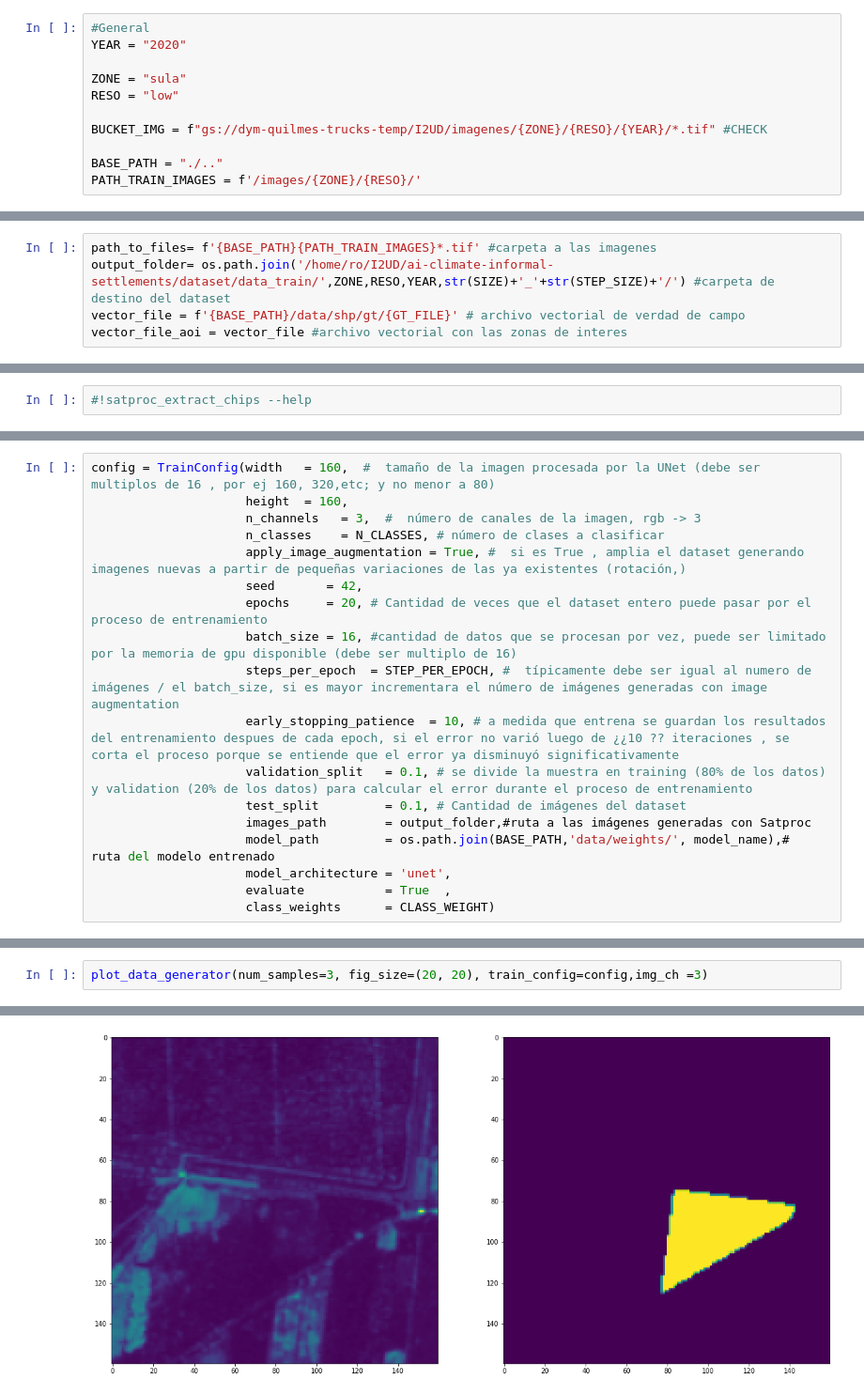
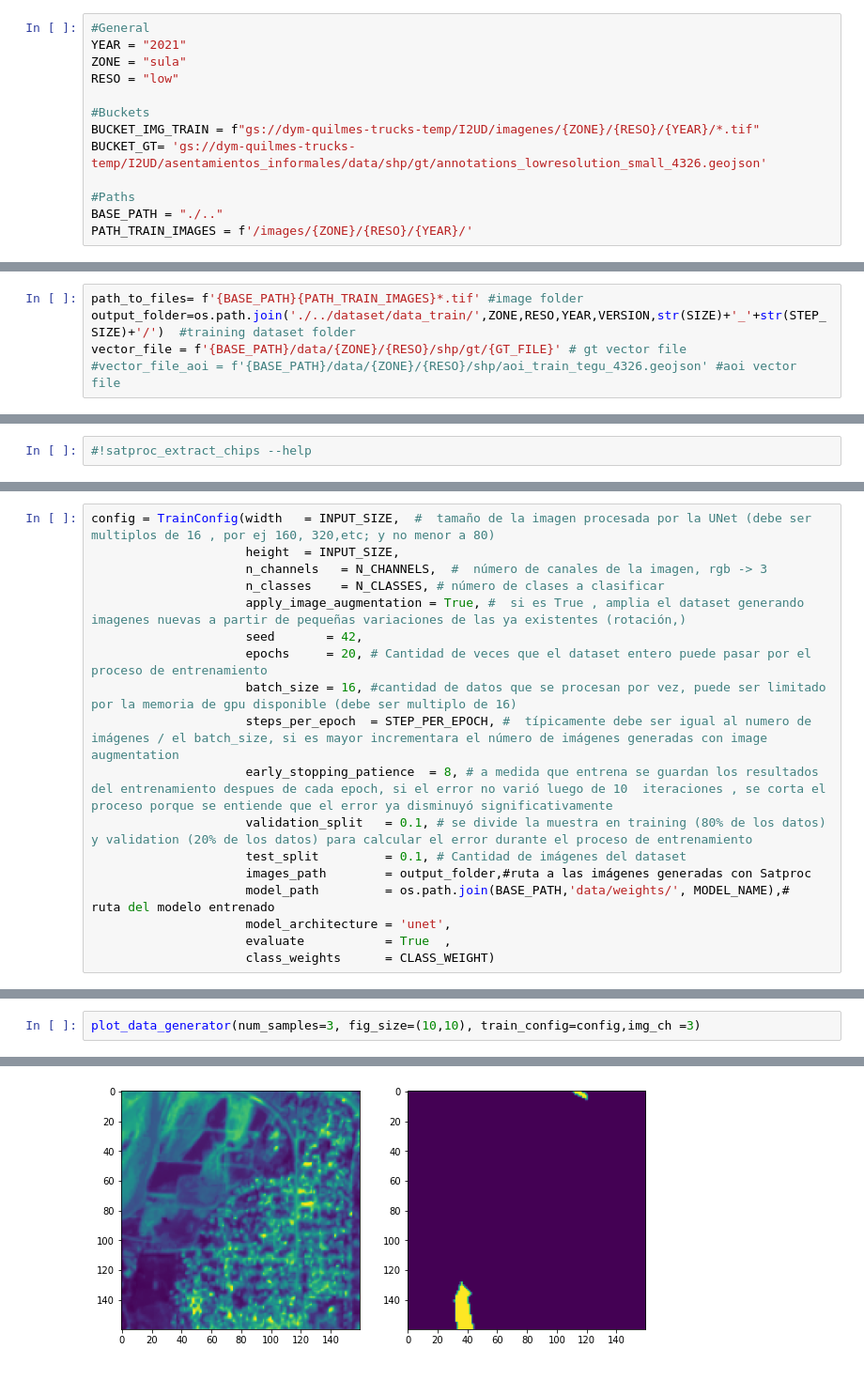
Before and after one commit to dymaxionlabs/ai-climate-informal-settlements, a Jupyter notebook: notebooks/1_Entrenamiento .ipynb, the cells around one changed output, grey strips where cells are left out. Shown at 94% size. Cells and saved outputs as stored; diff of their text form.

```diff
--- a/notebooks/1_Entrenamiento .ipynb
+++ b/notebooks/1_Entrenamiento .ipynb
@@ -13,14 +16,16 @@ import os
 # %%
 #General
-YEAR = "2020"
-
+YEAR = "2021"
 ZONE = "sula"
 RESO = "low"
 
-BUCKET_IMG = f"gs://dym-quilmes-trucks-temp/I2UD/imagenes/{ZONE}/{RESO}/{YEAR}/*.tif" #CHECK
+#Buckets
+BUCKET_IMG_TRAIN = f"gs://dym-quilmes-trucks-temp/I2UD/imagenes/{ZONE}/{RESO}/{YEAR}/*.tif"
+BUCKET_GT= 'gs://dym-quilmes-trucks-temp/I2UD/asentamientos_informales/data/shp/gt/annotations_lowresolution_small_4326.geojson'
 
+#Paths
 BASE_PATH = "./.."
-PATH_TRAIN_IMAGES = f'/images/{ZONE}/{RESO}/'
+PATH_TRAIN_IMAGES = f'/images/{ZONE}/{RESO}/{YEAR}/'
 # %%
 if ZONE == "sula":
 
@@ -87,5 +117,5 @@ Con la herramienta **satproc_extract_chips** se generan, a partir de las imágen
 # %%
-path_to_files= f'{BASE_PATH}{PATH_TRAIN_IMAGES}*.tif' #carpeta a las imagenes
-output_folder= os.path.join('/home/ro/I2UD/ai-climate-informal-settlements/dataset/data_train/',ZONE,RESO,YEAR,str(SIZE)+'_'+str(STEP_SIZE)+'/') #carpeta de destino del dataset
-vector_file = f'{BASE_PATH}/data/shp/gt/{GT_FILE}' # archivo vectorial de verdad de campo
-vector_file_aoi = vector_file #archivo vectorial con las zonas de interes
+path_to_files= f'{BASE_PATH}{PATH_TRAIN_IMAGES}*.tif' #image folder
+output_folder=os.path.join('./../dataset/data_train/',ZONE,RESO,YEAR,VERSION,str(SIZE)+'_'+str(STEP_SIZE)+'/')  #training dataset folder
+vector_file = f'{BASE_PATH}/data/{ZONE}/{RESO}/shp/gt/{GT_FILE}' # gt vector file
+#vector_file_aoi = f'{BASE_PATH}/data/{ZONE}/{RESO}/shp/aoi_train_tegu_4326.geojson' #aoi vector file
@@ -148,18 +175,18 @@ model_name
 # %%
-config = TrainConfig(width   = 160,  #  tamaño de la imagen procesada por la UNet (debe ser multiplos de 16 , por ej 160, 320,etc; y no menor a 80)
-                     height  = 160,
-                     n_channels   = 3,  #  número de canales de la imagen, rgb -> 3
+config = TrainConfig(width   = INPUT_SIZE,  #  tamaño de la imagen procesada por la UNet (debe ser multiplos de 16 , por ej 160, 320,etc; y no menor a 80)
+                     height  = INPUT_SIZE,
+                     n_channels   = N_CHANNELS,  #  número de canales de la imagen, rgb -> 3
                      n_classes    = N_CLASSES, # número de clases a clasificar
                      apply_image_augmentation = True, #  si es True , amplia el dataset generando imagenes nuevas a partir de pequeñas variaciones de las ya existentes (rotación,)
                      seed       = 42,
                      epochs     = 20, # Cantidad de veces que el dataset entero puede pasar por el proceso de entrenamiento
                      batch_size = 16, #cantidad de datos que se procesan por vez, puede ser limitado por la memoria de gpu disponible (debe ser multiplo de 16)
                      steps_per_epoch  = STEP_PER_EPOCH, #  típicamente debe ser igual al numero de imágenes / el batch_size, si es mayor incrementara el número de imágenes generadas con image augmentation
-                     early_stopping_patience  = 10, # a medida que entrena se guardan los resultados del entrenamiento despues de cada epoch, si el error no varió luego de ¿¿10 ?? iteraciones , se corta el proceso porque se entiende que el error ya disminuyó significativamente
+                     early_stopping_patience  = 8, # a medida que entrena se guardan los resultados del entrenamiento despues de cada epoch, si el error no varió luego de 10  iteraciones , se corta el proceso porque se entiende que el error ya disminuyó significativamente
                      validation_split   = 0.1, # se divide la muestra en training (80% de los datos) y validation (20% de los datos) para calcular el error durante el proceso de entrenamiento
                      test_split         = 0.1, # Cantidad de imágenes del dataset
                      images_path        = output_folder,#ruta a las imágenes generadas con Satproc
-                     model_path         = os.path.join(BASE_PATH,'data/weights/', model_name),#  ruta del modelo entrenado
+                     model_path         = os.path.join(BASE_PATH,'data/weights/', MODEL_NAME),#  ruta del modelo entrenado
                      model_architecture = 'unet',
                      evaluate           = True  ,
                      class_weights      = CLASS_WEIGHT)
@@ -170,3 +195,3 @@ Podemos visualizar alguna de las imágenes y máscaras del dataset de entrenamie
 # %%
-plot_data_generator(num_samples=3, fig_size=(20, 20), train_config=config,img_ch =3)
+plot_data_generator(num_samples=3, fig_size=(10,10), train_config=config,img_ch =3)
 # %% [output]
@@ -175 +200 @@ plot_data_generator(num_samples=3, fig_size=(20, 20), train_config=config,img_ch
-[figure, old version]
+[figure, new version]
```
Also changed, not shown: parts of 46 cells of this notebook, 1 other file.
